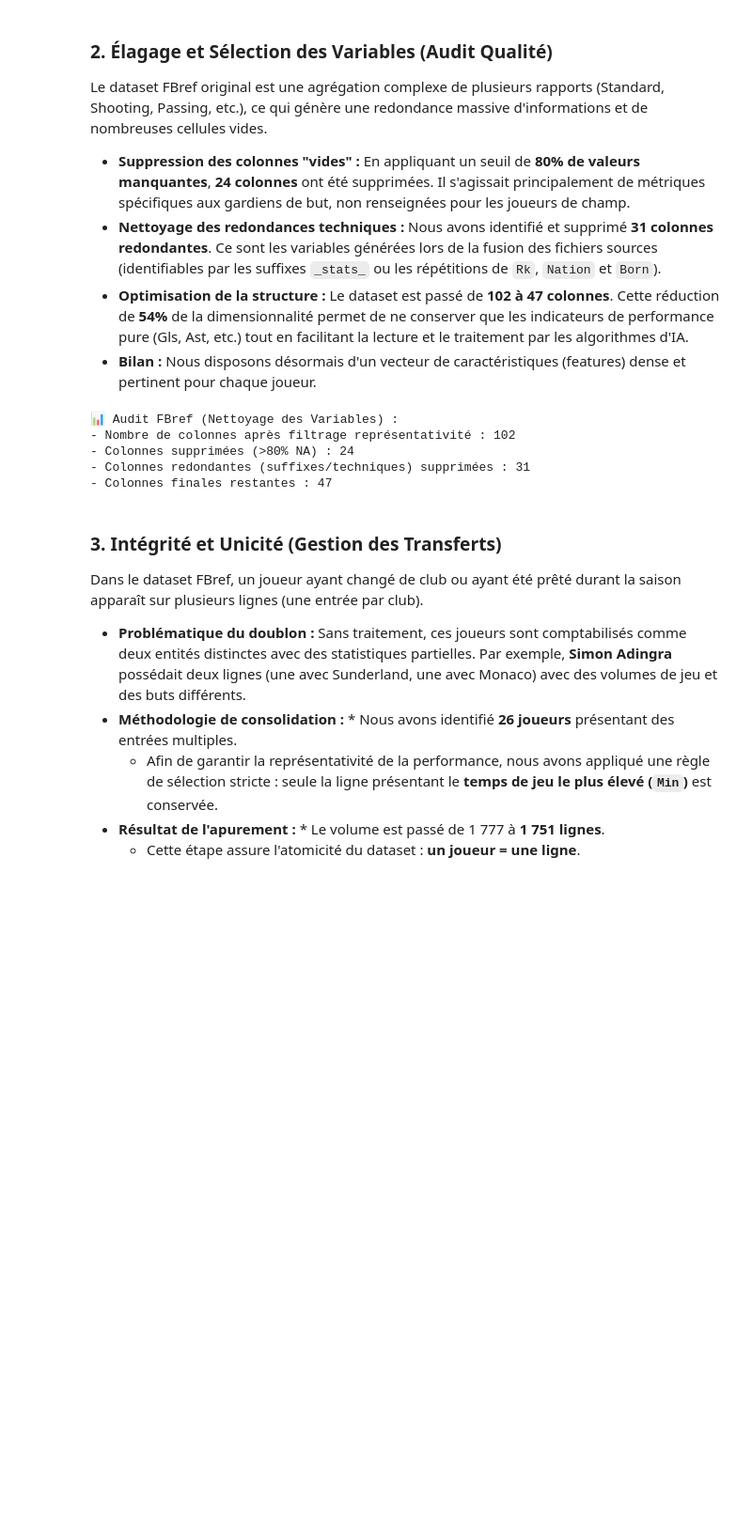
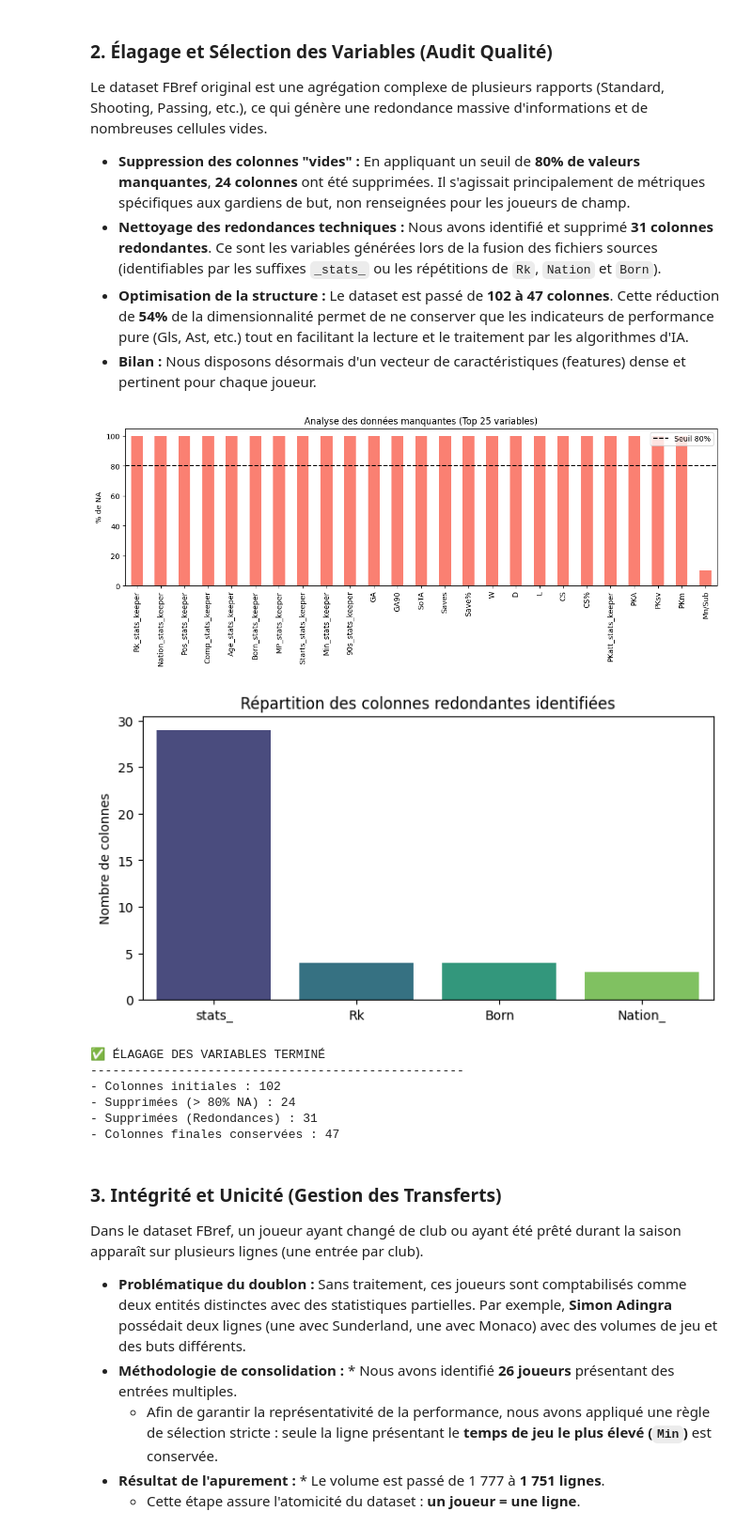
Before and after one commit to Quadratic-Labs/predict_vm_football, a Jupyter notebook: notebooks/02_exploration_qualite.ipynb, the cells around one changed output. Shown at 94% size. Drawn from its saved outputs; the diff is of its cells as text; code cells hidden in the pictures; blank space fills up the shorter version.

```diff
--- a/notebooks/02_exploration_qualite.ipynb
+++ b/notebooks/02_exploration_qualite.ipynb
@@ -426,43 +230,18 @@ Le dataset FBref original est une agrégation complexe de plusieurs rapports (St
 * **Nettoyage des redondances techniques :** Nous avons identifié et supprimé **31 colonnes redondantes**. Ce sont les variables générées lors de la fusion des fichiers sources (identifiables par les suffixes `_stats_` ou les répétitions de `Rk`, `Nation` et `Born`).
 * **Optimisation de la structure :** Le dataset est passé de **102 à 47 colonnes**. Cette réduction de **54%** de la dimensionnalité permet de ne conserver que les indicateurs de performance pure (Gls, Ast, etc.) tout en facilitant la lecture et le traitement par les algorithmes d'IA.
 * **Bilan :** Nous disposons désormais d'un vecteur de caractéristiques (features) dense et pertinent pour chaque joueur.
-# %%
-# --- 2. ÉLAGAGE DES VARIABLES (VARIABLE SELECTION) ---
-
-# On travaille sur les joueurs de champ ayant plus de 450 min
-df_fbref_before_col_drop = df_field_players.copy()
-
-# 1. Calcul du seuil de tolérance (80% de NA)
-threshold = 0.80
-limit = len(df_fbref_before_col_drop) * threshold
-
-# 2. Identification des colonnes à supprimer
-# (Ici on cible surtout les colonnes de gardiens qui sont vides pour les joueurs de champ)
-cols_to_drop_fbref = df_fbref_before_col_drop.columns[df_fbref_before_col_drop.isnull().sum() > limit].tolist()
-
-# 3. Suppression
-df_fbref = df_fbref_before_col_drop.drop(columns=cols_to_drop_fbref)
-
-# 4. Nettoyage supplémentaire des doublons techniques (Rk, Nation_, stats_)
-# Pour éviter d'avoir 4 fois la colonne 'Age' ou 'Nation'
-redundant_patterns = ['stats_', 'Rk', 'Born', 'Nation_']
-cols_redundant = [col for col in df_fbref.columns
-                  if any(pat in col for pat in redundant_patterns)
-                  and col not in ['Player', 'Min', '90s']]
-
-df_fbref = df_fbref.drop(columns=cols_redundant)
-
-print(f"📊 Audit FBref (Nettoyage des Variables) :")
-print(f"- Nombre de colonnes après filtrage représentativité : {df_fbref_before_col_drop.shape[1]}")
-print(f"- Colonnes supprimées (>80% NA) : {len(cols_to_drop_fbref)}")
-print(f"- Colonnes redondantes (suffixes/techniques) supprimées : {len(cols_redundant)}")
-print(f"- Colonnes finales restantes : {df_fbref.shape[1]}")
-# %% [output]
-📊 Audit FBref (Nettoyage des Variables) :
-- Nombre de colonnes après filtrage représentativité : 102
-- Colonnes supprimées (>80% NA) : 24
-- Colonnes redondantes (suffixes/techniques) supprimées : 31
-- Colonnes finales restantes : 47
+# %%
+# Utilisation de la fonction sur tes joueurs de champ déjà filtrés
+df_fbref_final = prune_fbref_columns(df_field, threshold=0.80)
+# %% [output]
+[figure, added]
+[figure, added]
+✅ ÉLAGAGE DES VARIABLES TERMINÉ
+---------------------------------------------------
+- Colonnes initiales : 102
+- Supprimées (> 80% NA) : 24
+- Supprimées (Redondances) : 31
+- Colonnes finales conservées : 47
 # %% [markdown]
 ### 3. Intégrité et Unicité (Gestion des Transferts)
 Dans le dataset FBref, un joueur ayant changé de club ou ayant été prêté durant la saison apparaît sur plusieurs lignes (une entrée par club).
```
Also changed, not shown: parts of 29 cells of this notebook, 1 other file.
